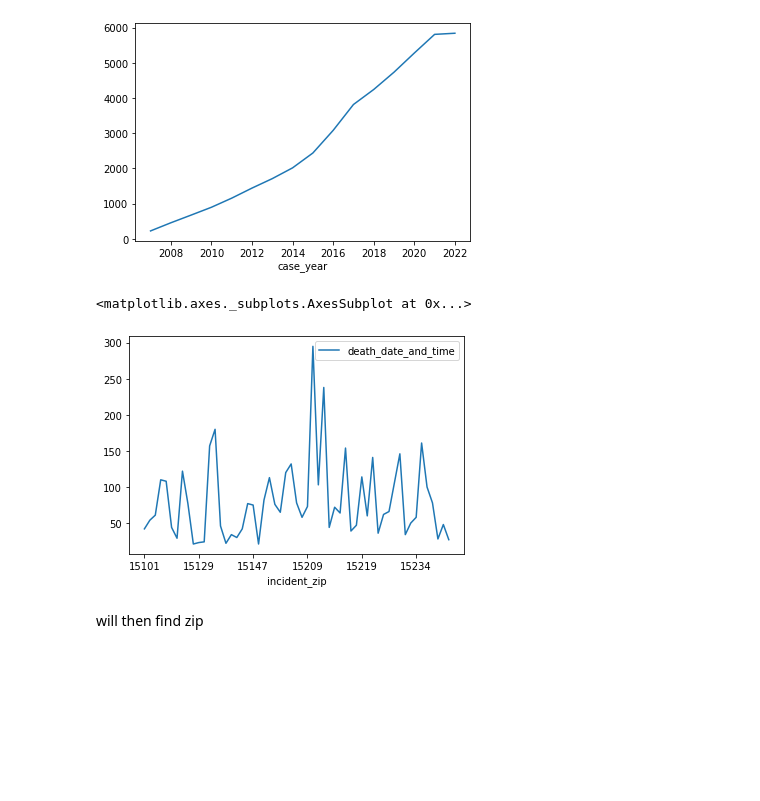
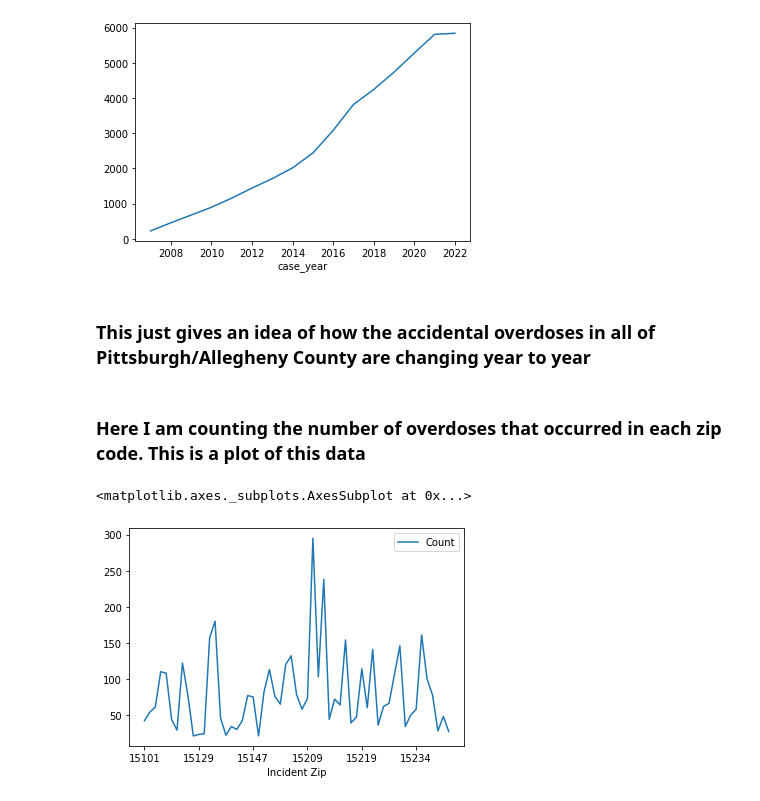
Before and after one commit to oln10/FinalProject, a Jupyter notebook: oliviaNotebook.ipynb, the cells around one changed output. Saved outputs shown, nothing was run; the diff lists cells and outputs as text; code cells hidden in the pictures; blank space fills up the shorter version.

```diff
--- a/oliviaNotebook.ipynb
+++ b/oliviaNotebook.ipynb
@@ -26,18 +37,21 @@ overdoses1["death_date_and_time"].cumsum().plot()
 # %% [output]
 <matplotlib.axes._subplots.AxesSubplot at 0x...>
 [figure]
+# %% [markdown]
+### This just gives an idea of how the accidental overdoses in all of Pittsburgh/Allegheny County are changing year to year
 # %%
-overdoses1 = overdoses.groupby("incident_zip").count()
+overdoses.rename(columns=({ 'incident_zip': 'Incident Zip', 'death_date_and_time': 'Count'}), inplace=True)
+overdoses1 = overdoses.groupby("Incident Zip").count()
 overdoses2 = overdoses1.filter(like = '151', axis = 0)
 overdoses3 = overdoses1.filter(like = '152', axis = 0)
 overdoses4 = overdoses1.filter(like = '153', axis = 0)
 overdoses5 = overdoses2.append(overdoses3).append(overdoses4)
+# %% [markdown]
+### Here I am counting the number of overdoses that occurred in each zip code. This is a plot of this data
 # %%
 overdoses = overdoses5.iloc[0:, :1]
-overdoses1 = overdoses[overdoses.death_date_and_time > 20]
+overdoses1 = overdoses[overdoses.Count > 20]
 overdoses1.plot()
 # %% [output]
 <matplotlib.axes._subplots.AxesSubplot at 0x...>
-[figure, old version]
+[figure, new version]
-# %% [markdown]
-will then find zip
```
Also changed, not shown: parts of 7 cells of this notebook.
